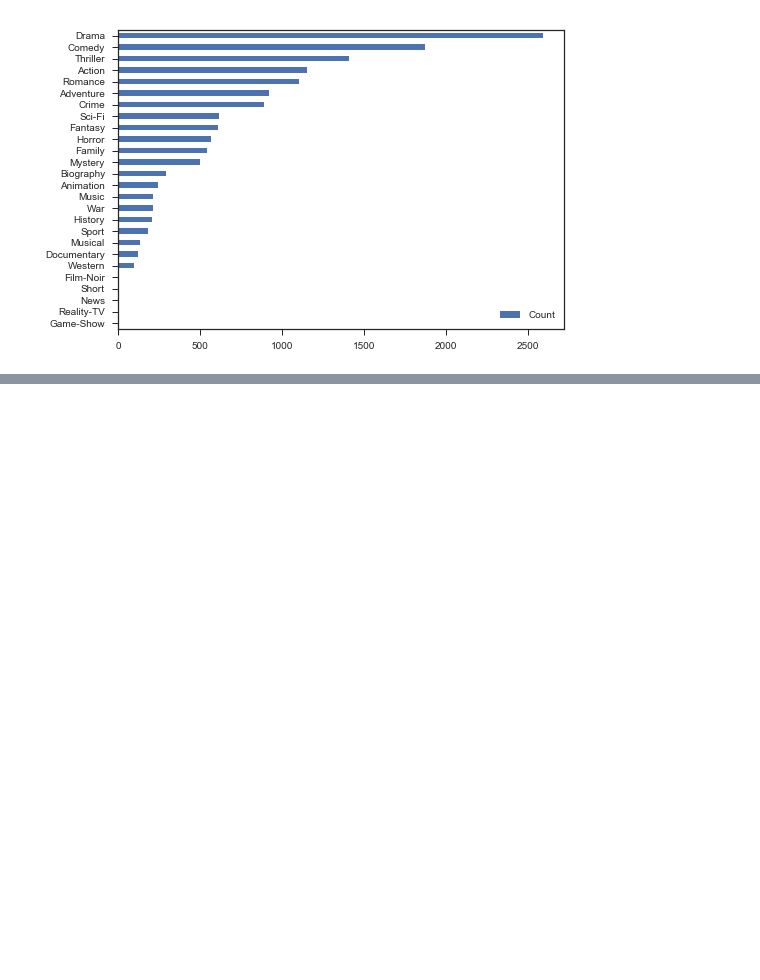
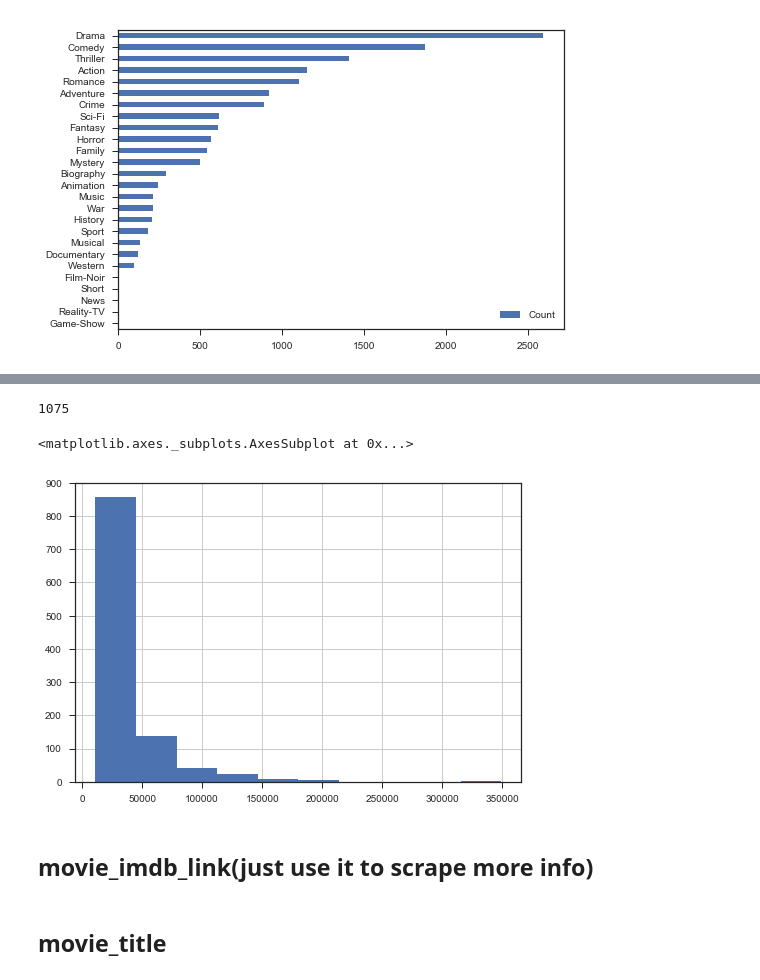
Before and after one commit to jinangela/IMDB_movie, a Jupyter notebook: 02_Exploratory_Analysis/EDA on movie data.ipynb, the cells around one changed output, grey strips where cells are left out. Saved outputs shown, nothing was run; the diff lists cells and outputs as text; code cells hidden in the pictures; blank space fills up the shorter version.

```diff
--- a/02_Exploratory_Analysis/EDA on movie data.ipynb
+++ b/02_Exploratory_Analysis/EDA on movie data.ipynb
@@ -565,0 +642,13 @@ plt.legend(loc='lower right')
+# %%
+len(imdb.loc[imdb['movie_facebook_likes'] > 10000])
+# %% [output]
+1075
+# %%
+imdb.loc[imdb['movie_facebook_likes'] > 10000]['movie_facebook_likes'].hist()
+# %% [output]
+<matplotlib.axes._subplots.AxesSubplot at 0x...>
+[figure, added]
+# %% [markdown]
+## movie_imdb_link(just use it to scrape more info)
+# %% [markdown]
+## movie_title
```
Also changed, not shown: parts of 34 cells of this notebook, 1 other file.
